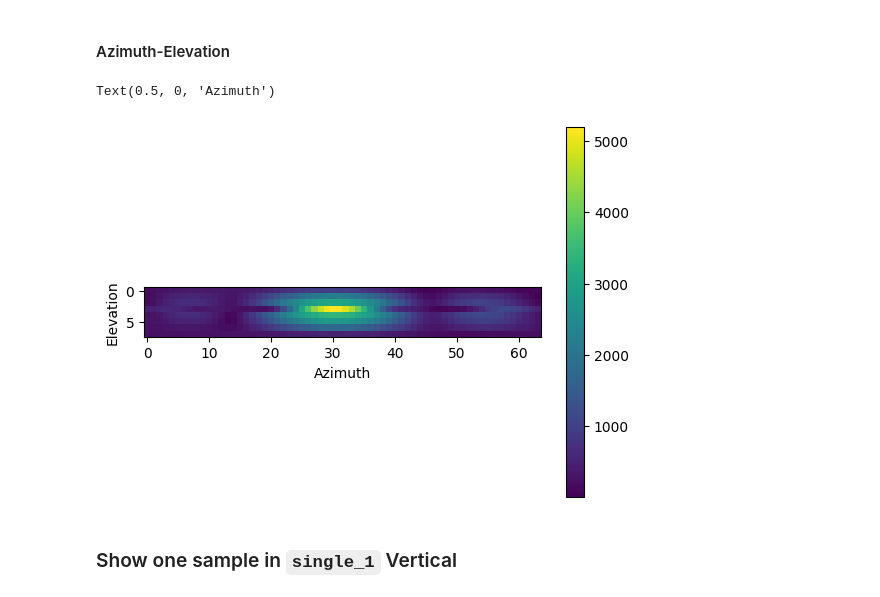
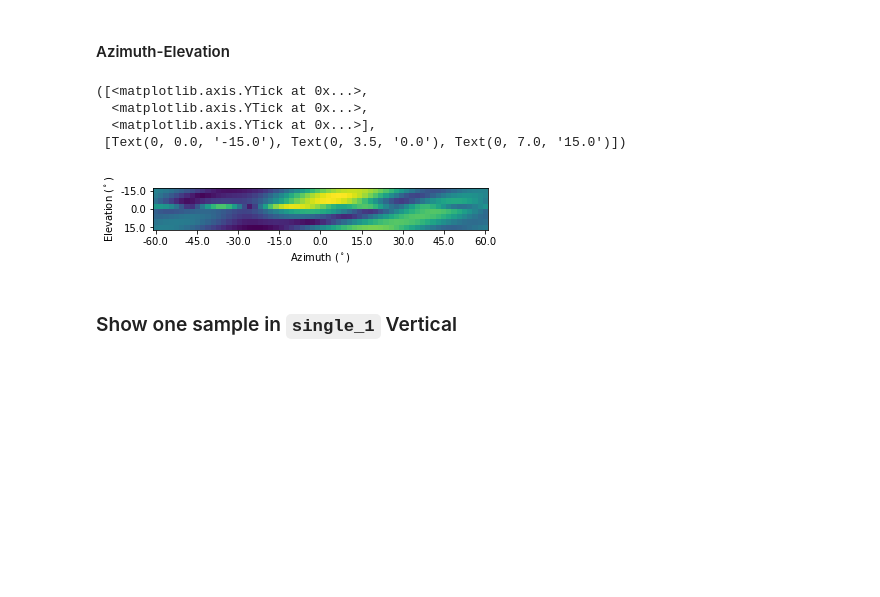
Before and after one commit to yangs12/HuPR-A-Benchmark-for-Human-Pose-Estimation-Using-Millimeter-Wave-Radar, a Jupyter notebook: Visualization-HuPR.ipynb, the cells around one changed output. Saved outputs shown, nothing was run; the diff lists cells and outputs as text; code cells hidden in the pictures; blank space fills up the shorter version.

```diff
--- a/Visualization-HuPR.ipynb
+++ b/Visualization-HuPR.ipynb
@@ -39,7 +43,8 @@ from PIL import Image
 # %%
-i = 1
+i = 190
 # for i in range(500):
-data = np.load('data/HuPR/single_1/hori/0000' + f'{i:05d}' + '.npy')
+# single_263/hori/000000219
+data = np.load('/home/jupyter/hupr/radar_processed/single_190/hori/0000' + f'{i:05d}' + '.npy')
 print('Preprocessed data shape: ', data.shape) # (16, 64, 64, 8) Doppler, Range, Azimuth, Elevation
 
 RD = np.average(data, axis=3)
@@ -47,8 +52,13 @@ RD = np.average(RD, axis=2)
 
 # plt.imshow(10*np.log10(np.abs(RD)))
 plt.imshow(np.abs(RD))
-plt.colorbar()
-plt.xlabel('Range')
-plt.ylabel('Doppler')
+# plt.colorbar()
+plt.xlabel('Range (m)')
+plt.ylabel('Velocity (m/s)')
+range_reso = 4.3/100
+x = np.round(np.linspace(0, RD.shape[1], 10),2)
+plt.xticks(x, np.round(30*range_reso+x*range_reso,2))
+y = np.round(np.linspace(24, 40, 6),2)
+plt.yticks(np.round(np.linspace(0, 15, 6),2), np.round((y-32)*0.42,2))
 # %% [output]
 Preprocessed data shape:  (16, 64, 64, 8)
@@ -69,15 +90,24 @@ np.max(RD)
 # %%
 AE = np.average(data, axis=0)
 AE = np.average(AE, axis=0)
 
 # plt.imshow(10*np.log10(np.abs(RD)))
 plt.imshow(np.transpose(np.abs(AE)))
-plt.colorbar()
-plt.ylabel('Elevation')
-plt.xlabel('Azimuth')
+# plt.colorbar()
+plt.ylabel('Elevation ($^\circ$)')
+plt.xlabel('Azimuth ($^\circ$)')
+x = np.round(np.linspace(0, AE.shape[0]-1, 9),2)
+xtick = np.round(np.linspace(-60, 60, 9),2)
+plt.xticks(x, xtick)
+y = np.round(np.linspace(0, AE.shape[1]-1, 3),2)
+ytick = np.round(np.linspace(-15, 15, 3),2)
+plt.yticks(y, ytick)
 # %% [output]
-Text(0.5, 0, 'Azimuth')
+([<matplotlib.axis.YTick at 0x...>,
+  <matplotlib.axis.YTick at 0x...>,
+  <matplotlib.axis.YTick at 0x...>],
+ [Text(0, 0.0, '-15.0'), Text(0, 3.5, '0.0'), Text(0, 7.0, '15.0')])
-[figure, old version]
+[figure, new version]
 # %% [markdown]
 ### Show one sample in `single_1` Vertical
 # %%
```
Also changed, not shown: parts of 4 cells of this notebook, 10 other files.
